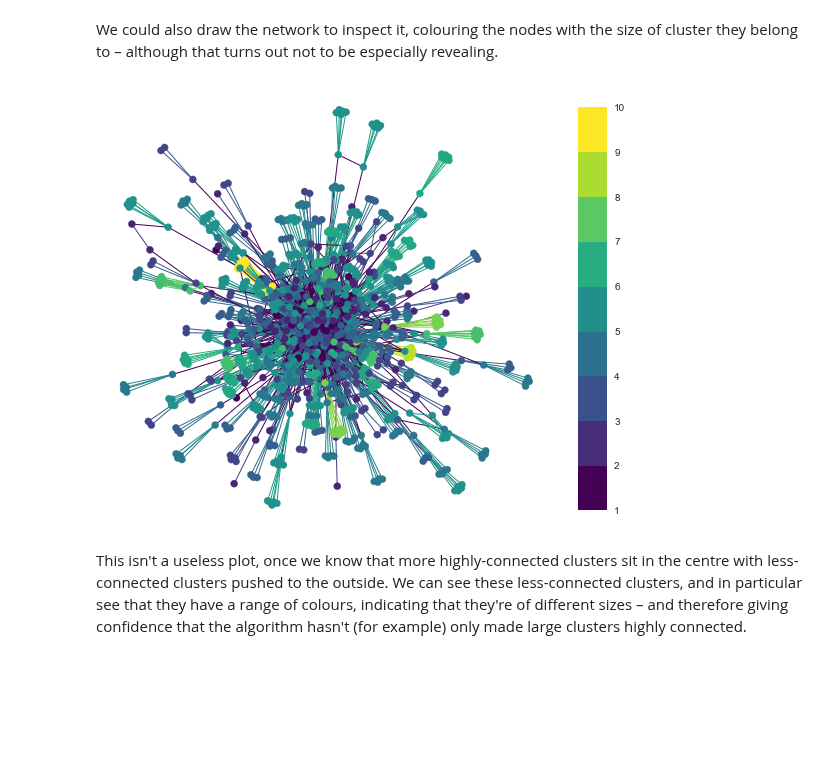
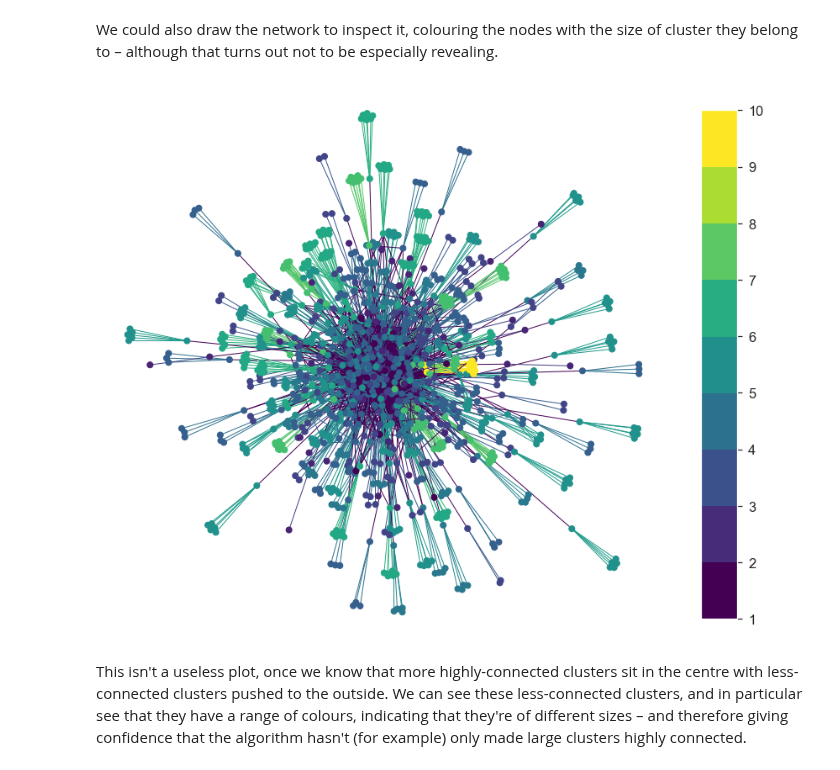
Before and after one commit to simoninireland/introduction-to-epidemics, a Jupyter notebook: src/distancing.ipynb, the cells around one changed output. Saved outputs shown, nothing was run; the diff lists cells and outputs as text; code cells hidden in the pictures; blank space fills up the shorter version.

Commit message:
Changed figures to PNG

```diff
--- a/src/distancing.ipynb
+++ b/src/distancing.ipynb
@@ -25,10 +25,11 @@ import mpmath
 
 import matplotlib
 %matplotlib inline
-%config InlineBackend.figure_formats = {'svg', 'png'}
+%config InlineBackend.figure_format = 'png'
 import matplotlib.pyplot as plt
 import seaborn
 matplotlib.style.use('seaborn')
+seaborn.set_context("notebook", font_scale=1.5)
 # %% [markdown]
 What does "social distancing" mean in network terms? We can understand it best by thinking about the actual conditions of socially-distant lockdown, and then re-creating this structure as a network.
 
@@ -175,6 +176,14 @@ Most connected individual has 49 contacts
 We could also draw the network to inspect it, colouring the nodes with the size of cluster they belong to &ndash; although that turns out not to be especially revealing.
 # %%
 def draw_social_distance(g, cmap=None, color='cluster_size', ax=None):
+    '''Draw the social-distancing network, using the inter-cluster degree
+    to control the spring layout.
+
+
+    :param g: the network
+    :param cmap: (optional) colourmap (defaults to viridis)
+    :param color: (optional) attribute used for colour (defaults to "cluster_size")
+    :param ax: (optional) axes to draw in (defaults to whole figure)'''
     # fill in defaults
     if cmap is None:
         cmap = plt.get_cmap('viridis')
@@ -184,35 +193,37 @@ def draw_social_distance(g, cmap=None, color='cluster_size', ax=None):
     # work out the colours
     ncs = list(map(lambda n: g.nodes[n][color], g.nodes()))
     ecs = list(map(lambda e: g.edges[e][color], g.edges()))
 
     # draw with spring layout, which seems to give good results
     networkx.draw_spring(g,
                          ax=ax,
                          with_labels=False,
                          node_size=50,
                          node_color=ncs, edge_color=ecs,
                          cmap=cmap, edge_cmap=cmap)
 
-fig = plt.figure(figsize=(8, 8))
+fig = plt.figure(figsize=(12, 12))
 ax = fig.gca()
 
+# draw network
 cmap = plt.get_cmap('viridis')
 draw_social_distance(g, cmap=cmap)
 
+# add key (see https://matplotlib.org/examples/api/colorbar_only.html)
 bounds = list(range(min(clusters), max(clusters)))
 norm = matplotlib.colors.BoundaryNorm(bounds, cmap.N)
 ax1 = fig.add_axes([0.95, 0.15, 0.05, 0.7])
 cb2 = matplotlib.colorbar.ColorbarBase(ax1, cmap=cmap,
                                     norm=norm,
                                     boundaries=bounds,
                                     ticks=bounds,
                                     spacing='proportional',
                                     orientation='vertical')
 
 plt.savefig('social-distancing.png', dpi=300)
 _ = plt.show()
 # %% [output]
-[figure, old version]
+[figure, new version]
 # %% [markdown]
 This isn't a useless plot, once we know that more highly-connected clusters sit in the centre with less-connected clusters pushed to the outside. We can see these less-connected clusters, and in particular see that they have a range of colours, indicating that they're of different sizes &ndash; and therefore giving confidence that the algorithm hasn't (for example) only made large clusters highly connected.
 # %% [markdown]
```
Also changed, not shown: parts of 3 cells of this notebook, 12 other files.
